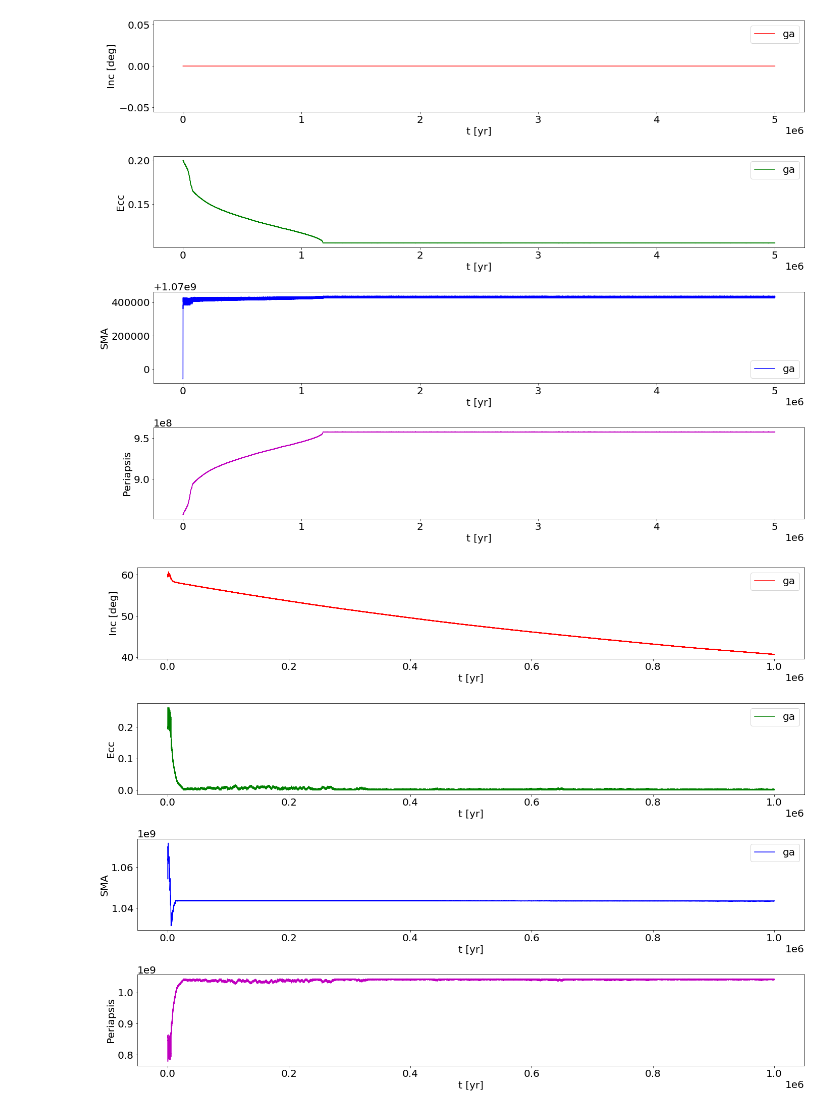
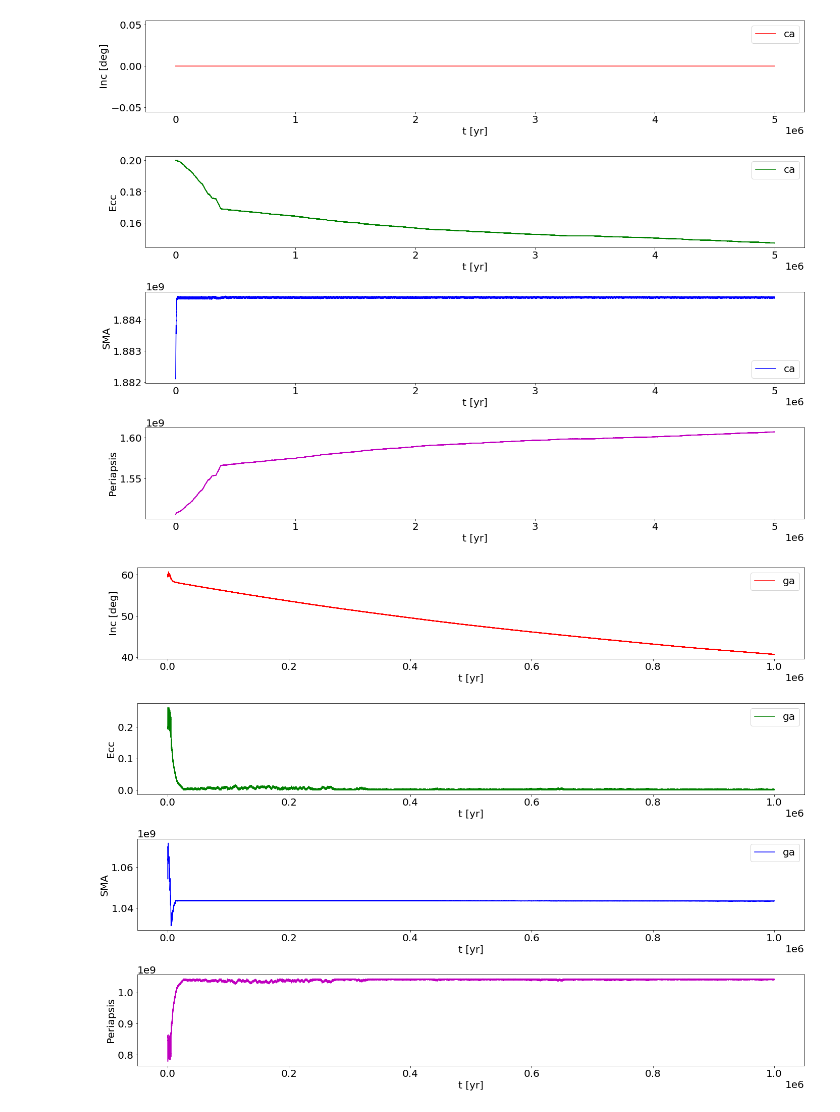
Before and after one commit to peterbreslin/amuse-project, a Jupyter notebook: testing_results.ipynb, the cells around one changed output. Drawn from its saved outputs; the diff is of its cells as text; code cells hidden in the pictures.

```diff
--- a/testing_results.ipynb
+++ b/testing_results.ipynb
@@ -59,9 +59,9 @@ def plot_moon(moon, path, tidal=False, kozai=False):
     plt.show()
 # %%
 path = 'new_data/' #this should work on all machines as long as all the data remains in the new_data directory
-plot_moon('ga', path=path, tidal=True, kozai=False)
+plot_moon('ca', path=path, tidal=True, kozai=False)
 # %% [output]
-[figure, old version]
+[figure, new version]
 # %%
 path = '/home/astrobrez/Amuse-env/amuse-project/new_data/'
 name = 'ga.hdf5'
```
Also changed, not shown: 1 other file.
